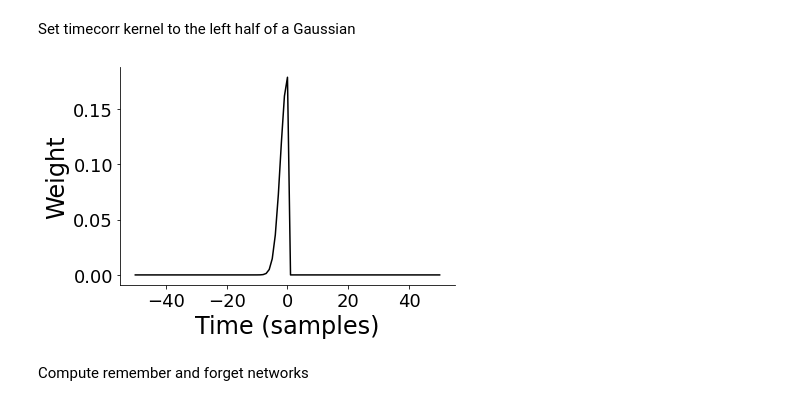
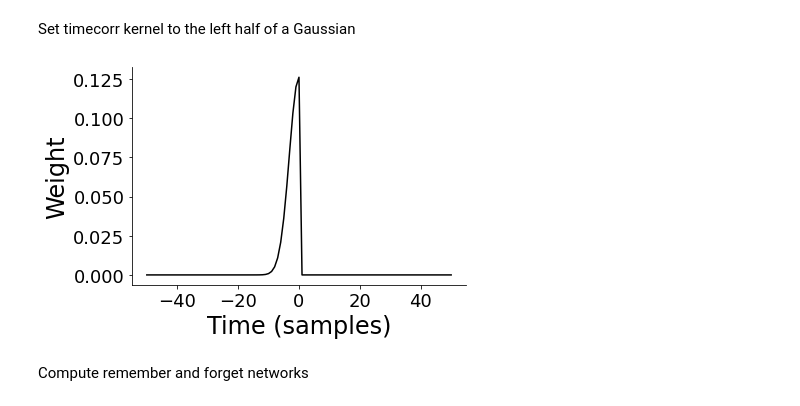
Before and after one commit to ContextLab/directed-forgetting-network-dynamics, a Jupyter notebook: code/network_analyses.ipynb, the cells around one changed output. Cells and saved outputs as stored; diff of their text form; code cells hidden in the pictures.

```diff
--- a/code/network_analyses.ipynb
+++ b/code/network_analyses.ipynb
@@ -329,7 +329,7 @@ def cue_times(regmats):  # THIS IS WHERE IT ALL WENT WRONG :(  -- the cue happen
     end_L1_R = end_L1[np.where(cdist(np.atleast_2d(end_L1).T, np.atleast_2d(start_L2_R).T) < 10)[0]]
     end_L1_F = end_L1[np.where(cdist(np.atleast_2d(end_L1).T, np.atleast_2d(start_L2_F).T) < 10)[0]]
 
-    return {'remember': np.round((end_L1_R + start_L2_R) / 2), 'forget': np.round((end_L1_F + start_L2_F) / 2)}
+    return {'remember': end_L1_R + 1, 'forget': end_L1_F + 1}
 
 memory_cues = cue_times(regmats)
 # %%
@@ -380,16 +380,16 @@ Set timecorr kernel to the left half of a Gaussian
 # %%
 def gaussian_back(T, params=tc.helpers.gaussian_params):
     return np.tril(tc.helpers.gaussian_weights(T, params=params))
 
 T = remember_etas[0].shape[0]
-var = 5
+var = 10
 kernel = gaussian_back(T, params={'var': var})
 plt.plot(np.linspace(-(T - 1)/2, (T - 1) / 2, T), kernel[int((T - 1) / 2), :], 'k')
 plt.xlabel('Time (samples)', fontsize=24)
 plt.ylabel('Weight', fontsize=24)
 sns.despine(top=True, right=True);
 # %% [output]
-[figure, old version]
+[figure, new version]
 # %% [markdown]
 Compute remember and forget networks
 # %%
```
Also changed, not shown: parts of 7 cells of this notebook, 24 other files.
